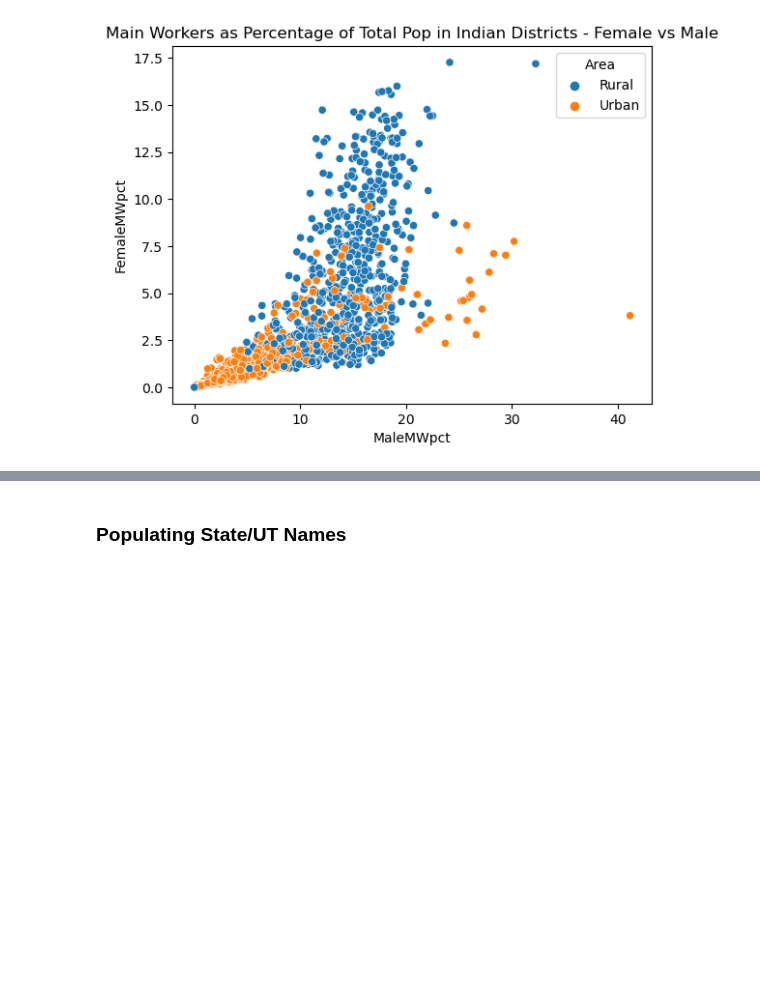
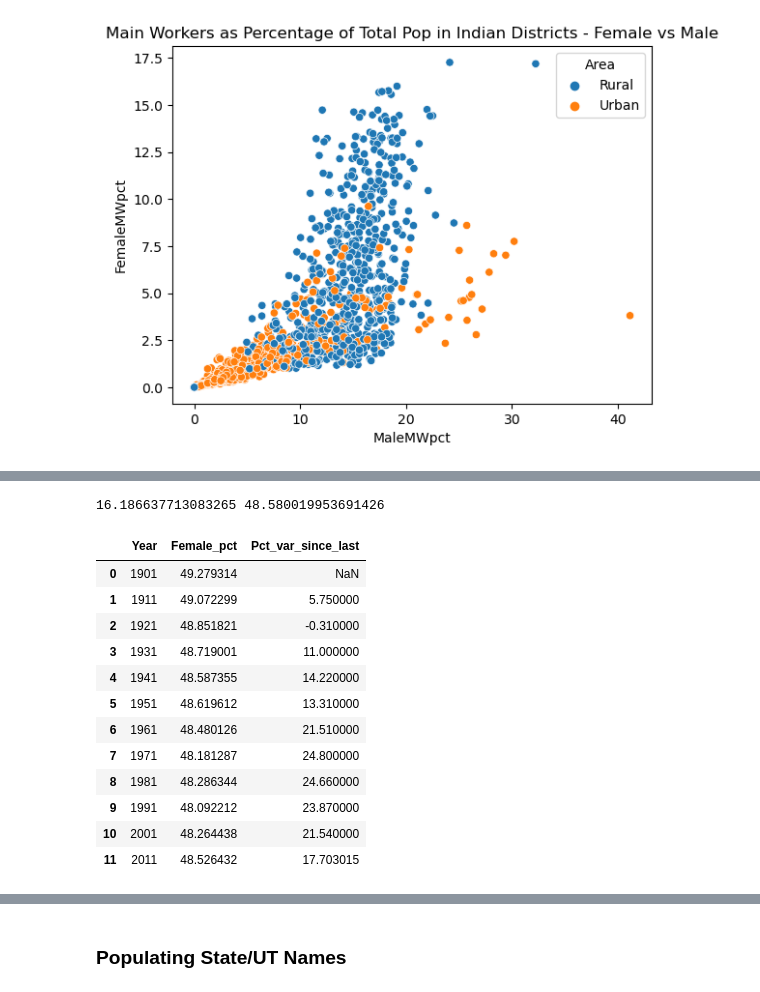
Before and after one commit to koustavin/censusclustering, a Jupyter notebook: DataPreprocessing.ipynb, the cells around one changed output, grey strips where cells are left out. Drawn from its saved outputs; the diff is of its cells as text; code cells hidden in the pictures; blank space fills up the shorter version.

```diff
--- a/DataPreprocessing.ipynb
+++ b/DataPreprocessing.ipynb
@@ -882,2 +951,28 @@ One point to note, I could have used IterativeImputer with LinearRegression esti
+# %%
+df_India_only_reshaped = df_India.xs('INDIA', level = 'Name')\
+                            [['Female_pct', 'Pct_var_since_last']].transpose()\
+                            .unstack(level = 0).reset_index()
+df_India_only_reshaped.columns = ['Year', 'Female_pct', 'Pct_var_since_last']
+# df_India_only_reshaped['Year'] = df_India_only_reshaped.Year.astype(int)
+# df_India_only_reshaped['Year'] = (df_India_only_reshaped.Year - 1901) // 10
+mean_IND_popgrthpct = np.nanmean(df_India_only_reshaped.Pct_var_since_last)
+mean_IND_fempct = np.mean(df_India_only_reshaped.Female_pct)
+print(mean_IND_popgrthpct, mean_IND_fempct)
+df_India_only_reshaped
+# %% [output]
+16.186637713083265 48.580019953691426
+|  | Year | Female_pct | Pct_var_since_last |
+| 0 | 1901 | 49.279314 | NaN |
+| 1 | 1911 | 49.072299 | 5.750000 |
+| 2 | 1921 | 48.851821 | -0.310000 |
+| 3 | 1931 | 48.719001 | 11.000000 |
+| 4 | 1941 | 48.587355 | 14.220000 |
+| 5 | 1951 | 48.619612 | 13.310000 |
+| 6 | 1961 | 48.480126 | 21.510000 |
+| 7 | 1971 | 48.181287 | 24.800000 |
+| 8 | 1981 | 48.286344 | 24.660000 |
+| 9 | 1991 | 48.092212 | 23.870000 |
+| 10 | 2001 | 48.264438 | 21.540000 |
+| 11 | 2011 | 48.526432 | 17.703015 |
 # %%
 usage_counter = {
```
Also changed, not shown: parts of 11 cells of this notebook, 5 other files.
